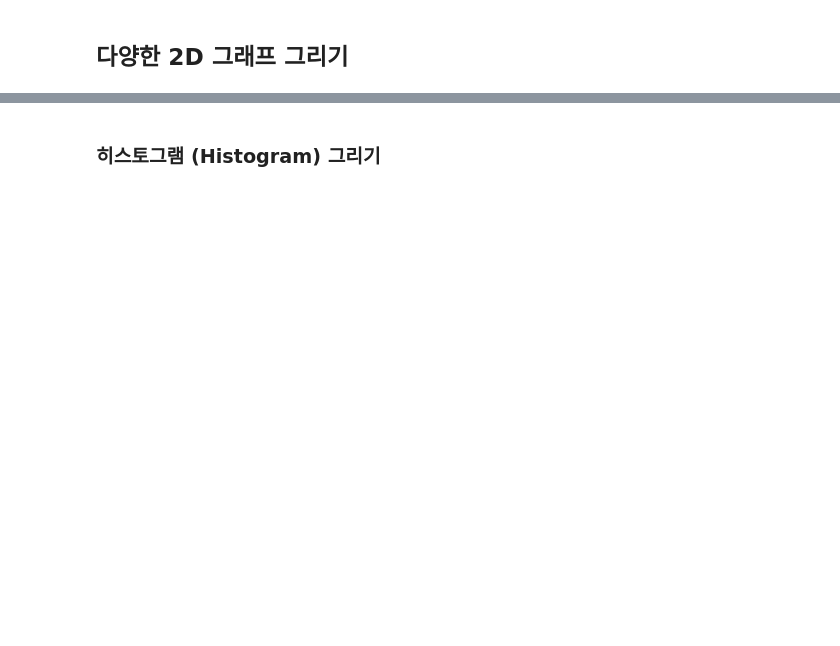
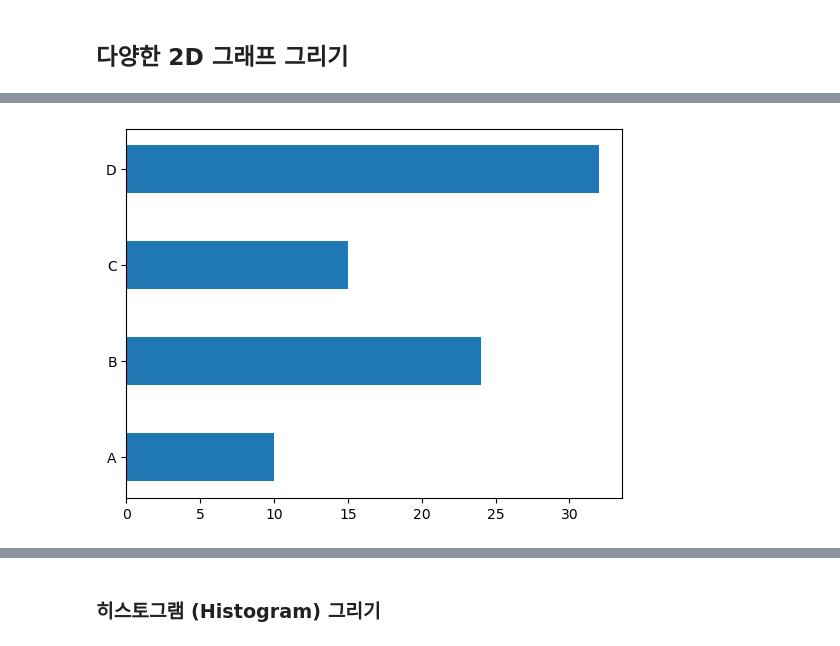
Before and after one commit to taehyunan-99/python-libraries, a Jupyter notebook: DATA/07_matplotlib.ipynb, the cells around one changed output, grey strips where cells are left out. Cells and saved outputs as stored; diff of their text form; code cells hidden in the pictures; blank space fills up the shorter version.

```diff
--- a/DATA/07_matplotlib.ipynb
+++ b/DATA/07_matplotlib.ipynb
@@ -177,8 +195,13 @@ plt.show()
 # %%
 # 수평 막대 그래프
+labels = ["A", "B", "C", "D"]
+values = [10,24,15,32]
+
 plt.barh(labels, values, height=0.5)
 
 plt.show()
+# %% [output]
+[figure, added]
 # %%
 # 여러 막대 그래프
 labels = ["1분기", "2분기", "3분기", "4분기"]
```
Also changed, not shown: parts of 14 cells of this notebook, 2 other files.
